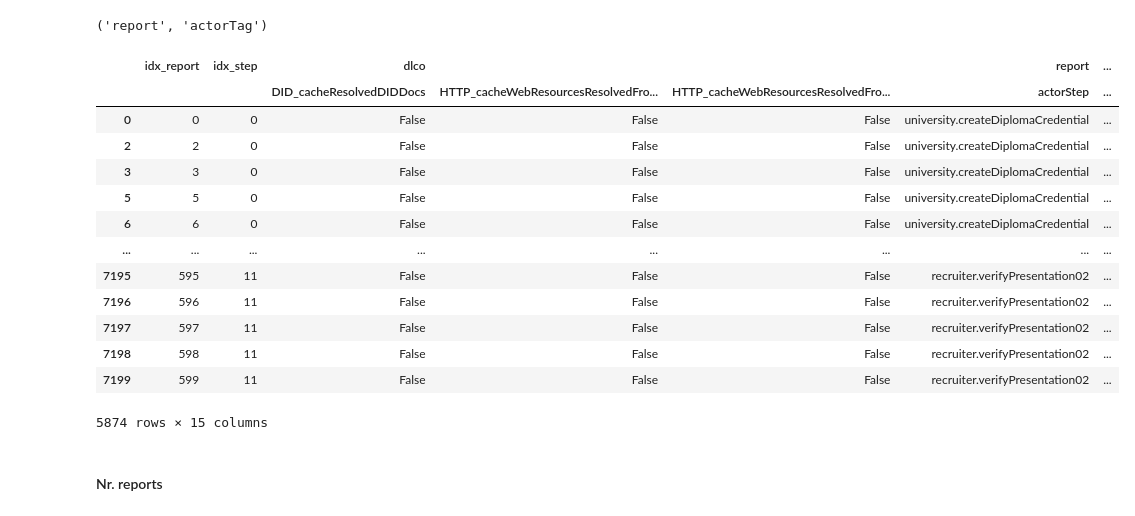
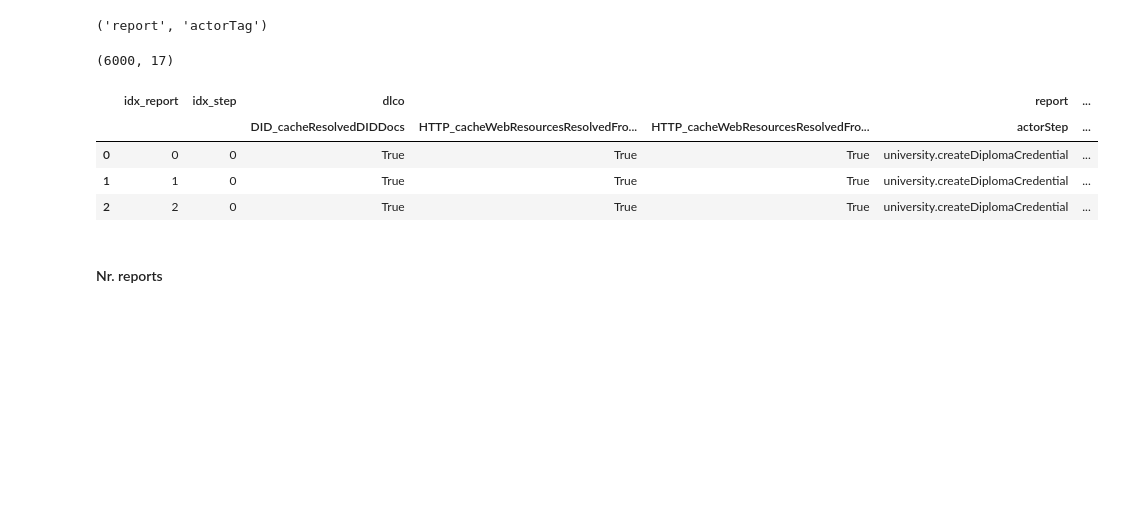
Before and after one commit to SolidLabResearch/pseudonymity-demo, a Jupyter notebook: profiling-report.ipynb, the cells around one changed output. Saved outputs shown, nothing was run; the diff lists cells and outputs as text; code cells hidden in the pictures; blank space fills up the shorter version.

```diff
--- a/profiling-report.ipynb
+++ b/profiling-report.ipynb
@@ -148,9 +176,12 @@ def create_solution_label_dataframe(df: pd.DataFrame) -> pd.DataFrame:
     df_report_solution_label['solution_label'] = df_report_solution_label.apply(extract_solution_label, axis=1)
     return df_report_solution_label
 
+def get_report_paths() -> pd.Series:
+    return pd.Series(glob('./reports/profiling/*/*.json'))
+
 def get_df() -> pd.DataFrame:
 
-    df = create_report_df(pd.Series(glob('./reports/profiling/*/*.json')))
+    df = create_report_df(get_report_paths())
     n0 = df.shape[0]
     df_report_solution_label = create_solution_label_dataframe(df)
     df = df.reset_index().set_index(['idx_report']).merge(pd.concat({'report':df_report_solution_label[['solution_label']]},axis=1),left_index=True, right_index=True)
@@ -221,48 +275,40 @@ phase_steps = {
         'alice.signPresentation02',
         'recruiter.verifyPresentation02'
     ],
 }
 df_phase_steps = pd.Series(phase_steps)\
     .apply(pd.Series)\
     .stack()\
     .to_frame('actorStep')\
     .reset_index()\
     .drop('level_1',axis=1)\
     .rename({'level_0': 'phase'}, axis=1)
 # Create multi-index (for later)
 df_phase_steps = pd.concat({'report':df_phase_steps},axis=1)
 # sanity check: make sure that actorSteps exactly match
 x = set(df.report.actorStep.value_counts(dropna=False).index)
 y = set(df_phase_steps.report.actorStep.value_counts().index)
 assert len(x-y) == 0
 df_phase_steps.head(3)
 
 # merge df with phases back to df_tl
 df_tl = df.reset_index().merge(df_phase_steps, on=[('report','actorStep')])
 
 # Log(1+delta) transform to get a "more Gaussian" distribution
 df_tl[('report','delta_log1p')] = df_tl[('report','delta')].apply(np.log1p)
 
 # Equalize group sizes
 GROUP_COLUMNS = list(map(jsonpath2multi_index_tuple, ['report.actorTag','report.className','report.actorStep']))
-df_tl = equalize_groupsizes(df_tl, GROUP_COLUMNS)
-
-df_tl
+#df_tl = equalize_groupsizes(df_tl, GROUP_COLUMNS)
+print(df_tl.shape)
+df_tl.head(3)
 # %% [output]
+(6000, 17)
 |  | idx_report | idx_step | dlco |  |  | report | ... |
 |  |  |  | DID_cacheResolvedDIDDocs | HTTP_cacheWebResourcesResolvedFro... | HTTP_cacheWebResourcesResolvedFro... | actorStep | ... |
-| 0 | 0 | 0 | False | False | False | university.createDiplomaCredential | ... |
-| 2 | 2 | 0 | False | False | False | university.createDiplomaCredential | ... |
-| 3 | 3 | 0 | False | False | False | university.createDiplomaCredential | ... |
-| 5 | 5 | 0 | False | False | False | university.createDiplomaCredential | ... |
-| 6 | 6 | 0 | False | False | False | university.createDiplomaCredential | ... |
-| ... | ... | ... | ... | ... | ... | ... | ... |
-| 7195 | 595 | 11 | False | False | False | recruiter.verifyPresentation02 | ... |
-| 7196 | 596 | 11 | False | False | False | recruiter.verifyPresentation02 | ... |
-| 7197 | 597 | 11 | False | False | False | recruiter.verifyPresentation02 | ... |
-| 7198 | 598 | 11 | False | False | False | recruiter.verifyPresentation02 | ... |
-| 7199 | 599 | 11 | False | False | False | recruiter.verifyPresentation02 | ... |
+| 0 | 0 | 0 | True | True | True | university.createDiplomaCredential | ... |
+| 1 | 1 | 0 | True | True | True | university.createDiplomaCredential | ... |
+| 2 | 2 | 0 | True | True | True | university.createDiplomaCredential | ... |
-5874 rows × 15 columns
 # %% [markdown]
 #### Nr. reports
 # %%
```
Also changed, not shown: parts of 27 cells of this notebook.
